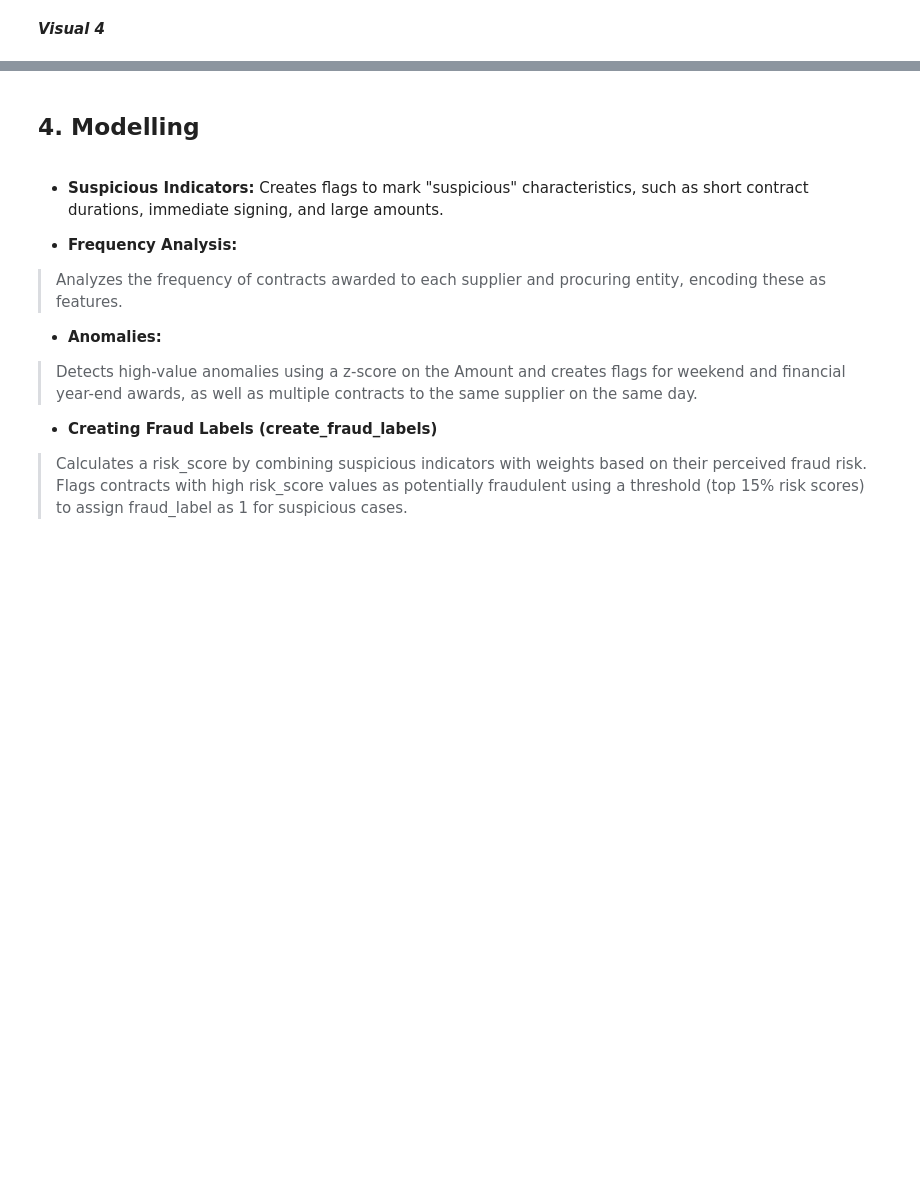
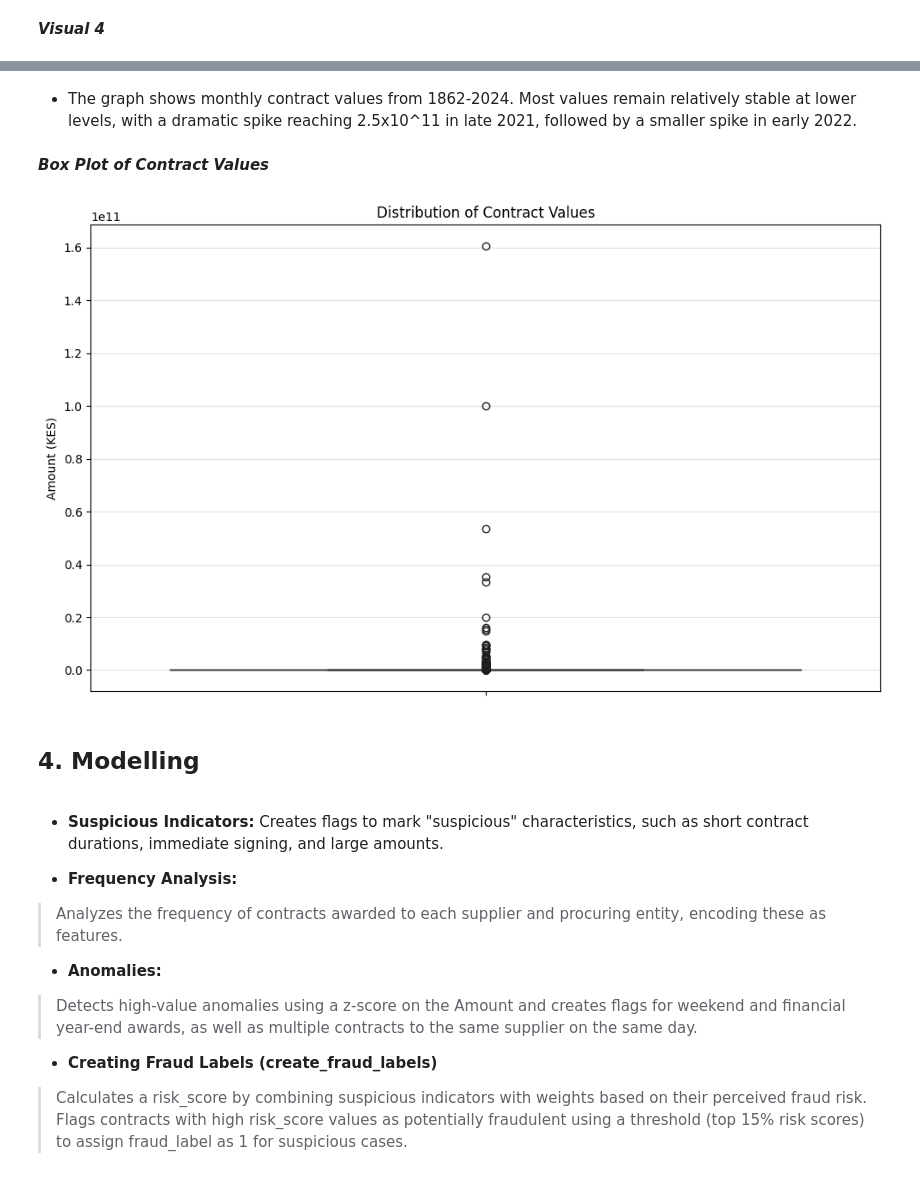
Before and after one commit to ProcureGuardAI/Fraud-Detection-Machine-Learning, a Jupyter notebook: index.ipynb, the cells around one changed output, grey strips where cells are left out. Cells and saved outputs as stored; diff of their text form; code cells hidden in the pictures; blank space fills up the shorter version.

```diff
--- a/index.ipynb
+++ b/index.ipynb
@@ -793,3 +1014,17 @@ Number of unique procuring entities: 479
+# %% [markdown]
+- The graph shows monthly contract values from 1862-2024. Most values remain relatively stable at lower levels, with a dramatic spike reaching 2.5x10^11 in late 2021, followed by a smaller spike in early 2022.
+# %% [markdown]
+***Box Plot of Contract Values***
+# %%
+# 4. Box Plot of Contract Values
+plt.figure(figsize=(10, 6))
+sns.boxplot(y=df['Amount'])
+plt.title('Distribution of Contract Values')
+plt.ylabel('Amount (KES)')
+plt.tight_layout()
+plt.show()
+# %% [output]
+[figure, added]
 # %% [markdown]
 ## 4. Modelling
 # %% [markdown]
```
Also changed, not shown: parts of 36 cells of this notebook.
